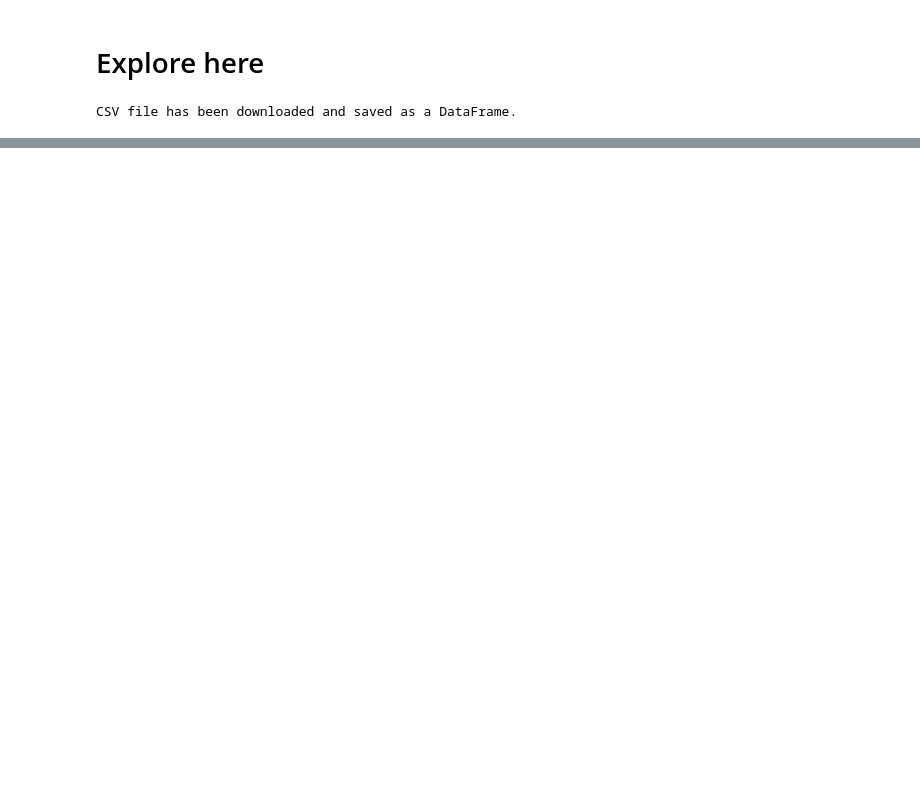
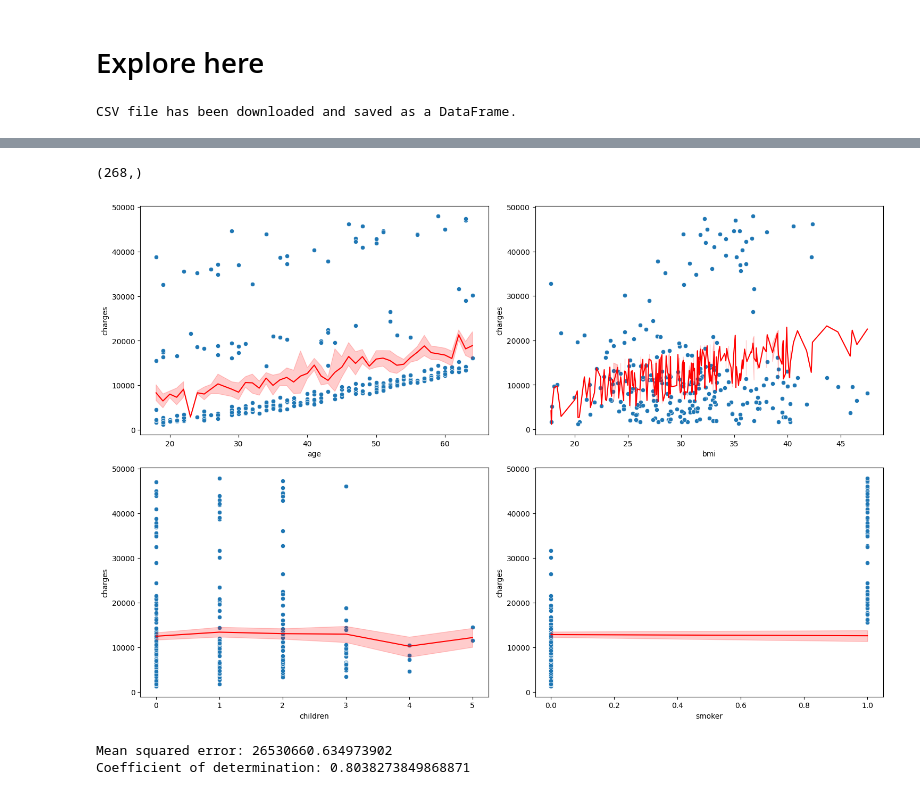
Before and after one commit to drtclem/Linear_Regression_Project, a Jupyter notebook: src/explore.ipynb, the cells around one changed output, grey strips where cells are left out. Drawn from its saved outputs; the diff is of its cells as text; code cells hidden in the pictures; blank space fills up the shorter version.

```diff
--- a/src/explore.ipynb
+++ b/src/explore.ipynb
@@ -32,0 +126,6 @@ df.head()
+# %%
+from sklearn.linear_model import LinearRegression
+from sklearn.metrics import mean_squared_error, r2_score
+from sklearn.model_selection import train_test_split
+
+X_train, X_test, y_train, y_test = train_test_split(df_2.drop(['charges'], axis=1) ,df_2['charges'], test_size=0.2)
@@ -32,0 +181,31 @@ df.head()
+# %%
+y_pred.shape
+# %% [output]
+(268,)
+# %%
+fig, axis = plt.subplots(2, 2, figsize=(15, 10))
+df_2 = pd.concat([X_test, y_test], axis=1)
+
+regression_equation = lambda x: -12229.443851012464 + 253.96892166 * x['age'] + 322.073366 * x['sex'] + 478.682 * x['bmi'] - 238.5 * x['children'] + 238.5 * x['smoker']
+
+sns.scatterplot(ax=axis[0, 0], data=df_2, x='age', y='charges')
+sns.lineplot(ax=axis[0, 0], x=df_2['age'], y=regression_equation(df_2), color='red')
+sns.scatterplot(ax=axis[0, 1], data=df_2, x='bmi', y='charges')
+sns.lineplot(ax=axis[0, 1], x=df_2['bmi'], y=regression_equation(df_2), color='red')
+sns.scatterplot(ax=axis[1, 0], data=df_2, x='children', y='charges')
+sns.lineplot(ax=axis[1, 0], x=df_2['children'], y=regression_equation(df_2), color='red')
+sns.scatterplot(ax=axis[1, 1], data=df_2, x='smoker', y='charges')
+sns.lineplot(ax=axis[1, 1], x=df_2['smoker'], y=regression_equation(df_2), color='red')
+
+
+plt.tight_layout()
+
+plt.show()
+# %% [output]
+[figure, added]
+# %%
+print(f"Mean squared error: {mean_squared_error(y_test, y_pred)}")
+print(f"Coefficient of determination: {r2_score(y_test, y_pred)}")
+# %% [output]
+Mean squared error: 26530660.634973902
+Coefficient of determination: 0.8038273849868871
```
Also changed, not shown: parts of 15 cells of this notebook.
